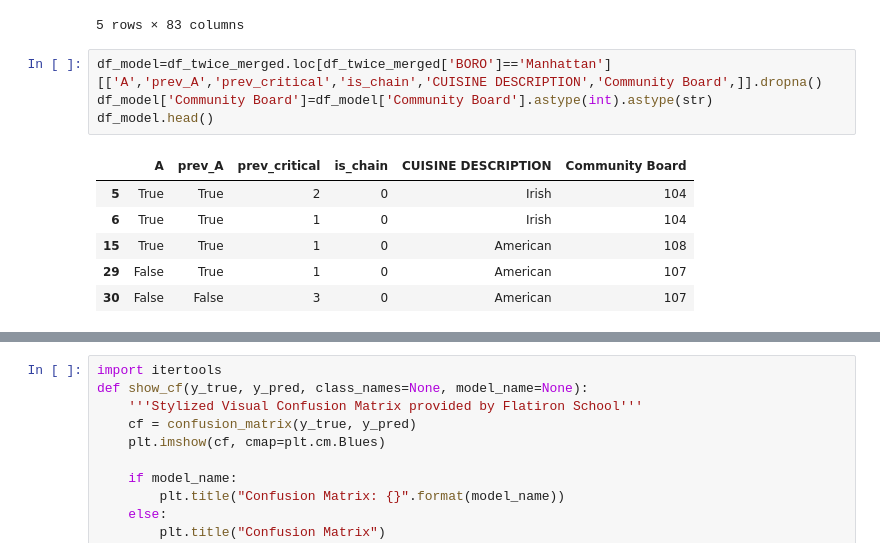
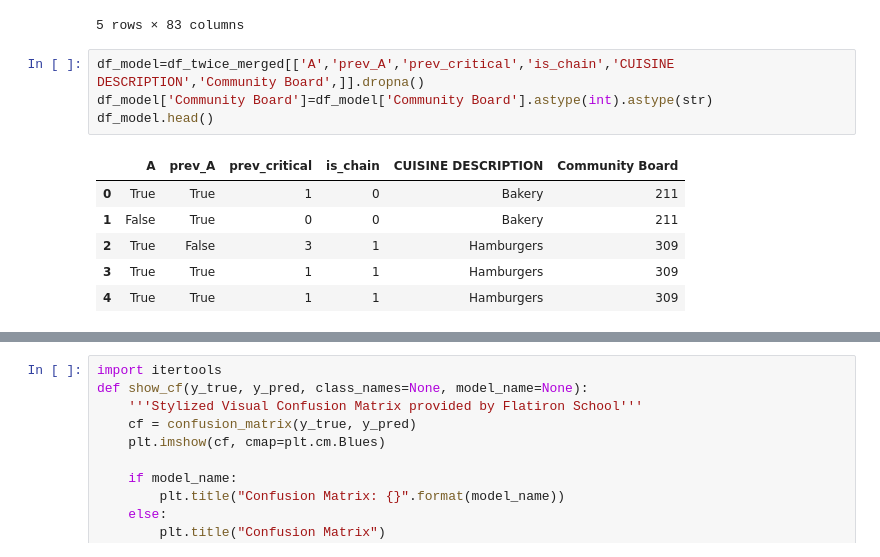
Before and after one commit to ktzioumis/New-York-Restaurant-Guide, a Jupyter notebook: Summary Stats Classifier Model.ipynb, the cells around one changed output, grey strips where cells are left out. Saved outputs shown, nothing was run; the diff lists cells and outputs as text.

```diff
--- a/Summary Stats Classifier Model.ipynb
+++ b/Summary Stats Classifier Model.ipynb
@@ -14,14 +14,14 @@ df_twice_merged.head()
 | 4 | 4 | 6 | 30112340 | 2019-03-04 | 13.0 | Cycle Inspection / Initial Inspec... | 0.0 | 0.0 | 0.0 | ... |
 5 rows × 83 columns
 # %%
-df_model=df_twice_merged.loc[df_twice_merged['BORO']=='Manhattan'][['A','prev_A','prev_critical','is_chain','CUISINE DESCRIPTION','Community Board',]].dropna()
+df_model=df_twice_merged[['A','prev_A','prev_critical','is_chain','CUISINE DESCRIPTION','Community Board',]].dropna()
 df_model['Community Board']=df_model['Community Board'].astype(int).astype(str)
 df_model.head()
 # %% [output]
 |  | A | prev_A | prev_critical | is_chain | CUISINE DESCRIPTION | Community Board |
-| 5 | True | True | 2 | 0 | Irish | 104 |
-| 6 | True | True | 1 | 0 | Irish | 104 |
-| 15 | True | True | 1 | 0 | American | 108 |
-| 29 | False | True | 1 | 0 | American | 107 |
-| 30 | False | False | 3 | 0 | American | 107 |
+| 0 | True | True | 1 | 0 | Bakery | 211 |
+| 1 | False | True | 0 | 0 | Bakery | 211 |
+| 2 | True | False | 3 | 1 | Hamburgers | 309 |
+| 3 | True | True | 1 | 1 | Hamburgers | 309 |
+| 4 | True | True | 1 | 1 | Hamburgers | 309 |
 # %%
```
Also changed, not shown: parts of 24 cells of this notebook, 3 other files.
